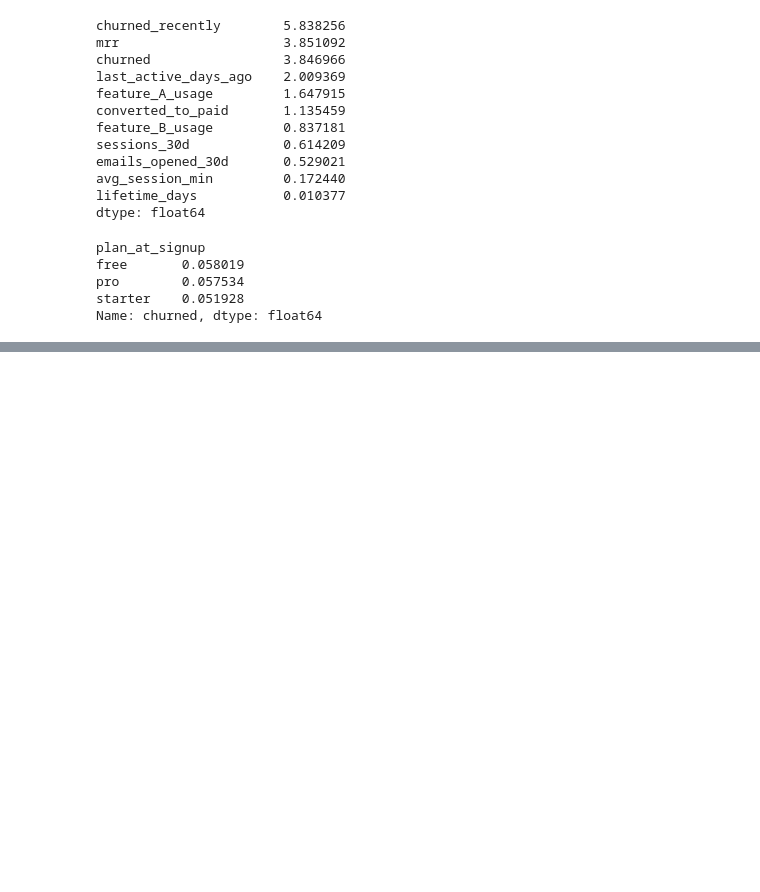
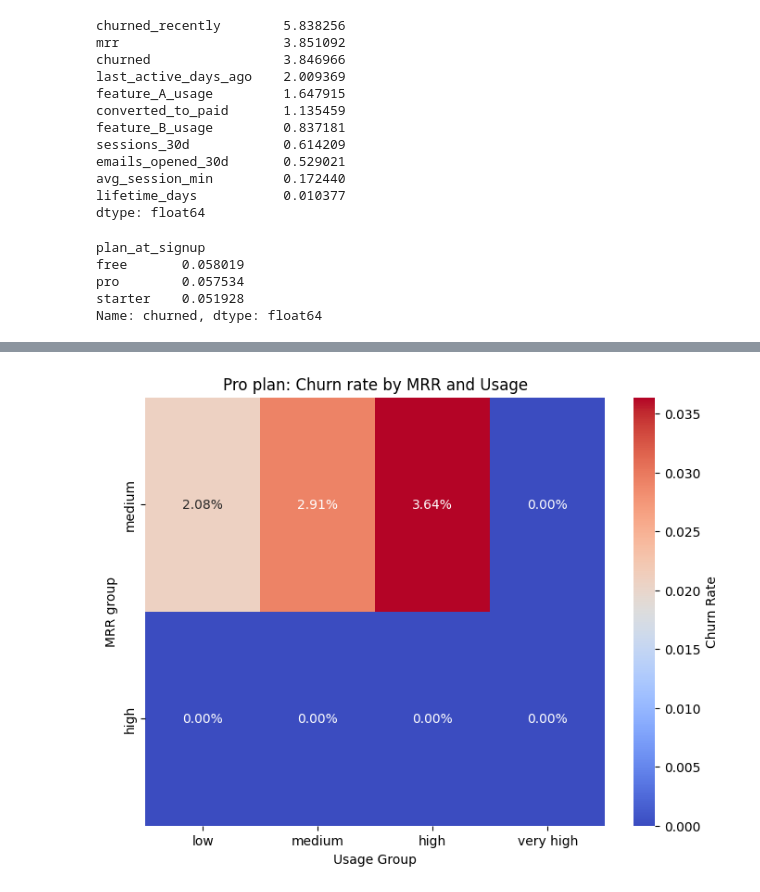
Before and after one commit to Shafi-Anwar/saas_churn_prediction, a Jupyter notebook: saas.ipynb, the cells around one changed output, grey strips where cells are left out. Drawn from its saved outputs; the diff is of its cells as text; code cells hidden in the pictures; blank space fills up the shorter version.

```diff
--- a/saas.ipynb
+++ b/saas.ipynb
@@ -203,0 +220,6 @@ Name: churned, dtype: float64
+# %%
+df['usage_group'] = pd.cut(df['feature_A_usage'],
+                           bins=[0, 2, 5, 10, 20],
+                           labels=['low', 'medium', 'high', 'very_high'])
+
+df.groupby(['plan_at_signup', 'usage_group'])['churned'].mean().sort_values(ascending=False)
@@ -203,0 +241,3 @@ Name: churned, dtype: float64
+# %%
+df['mrr_group'] = pd.cut(df['mrr'], bins=[0, 50, 100, 200, 500], labels=['low', 'medium', 'high', 'very_high'])
+df.groupby(['plan_at_signup', 'mrr_group'])['churned'].mean()
@@ -203,0 +279,15 @@ Name: churned, dtype: float64
+# %%
+df['usage_group'] = pd.cut(df['feature_A_usage'], bins=[0,2,5,10,20], labels=['low', 'medium','high','very high'])
+df['mrr_group'] = pd.cut(df['mrr'], bins=[0,50,100,200,500], labels=['low','medium','high','very high'])
+
+pro_df = df[df['plan_at_signup'] == 'pro']
+pivot = pro_df.pivot_table(index='mrr_group', columns='usage_group', values='churned', aggfunc='mean')
+# %%
+plt.figure(figsize=(8,6))
+sns.heatmap(pivot, annot=True, fmt='.2%', cmap='coolwarm', cbar_kws={'label': 'Churn Rate'})
+plt.title("Pro plan: Churn rate by MRR and Usage")
+plt.ylabel('MRR group')
+plt.xlabel('Usage Group')
+plt.show()
+# %% [output]
+[figure, added]
```
Also changed, not shown: parts of 28 cells of this notebook, 1 other file.
